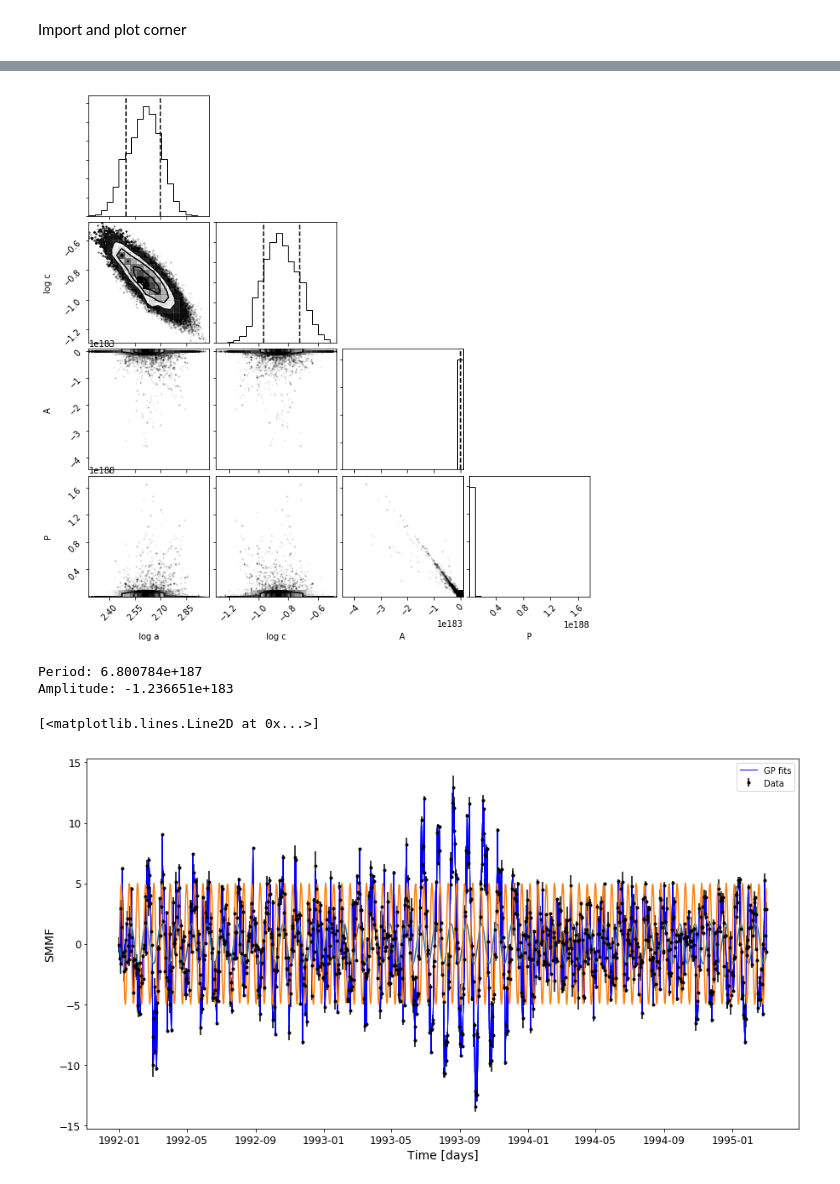
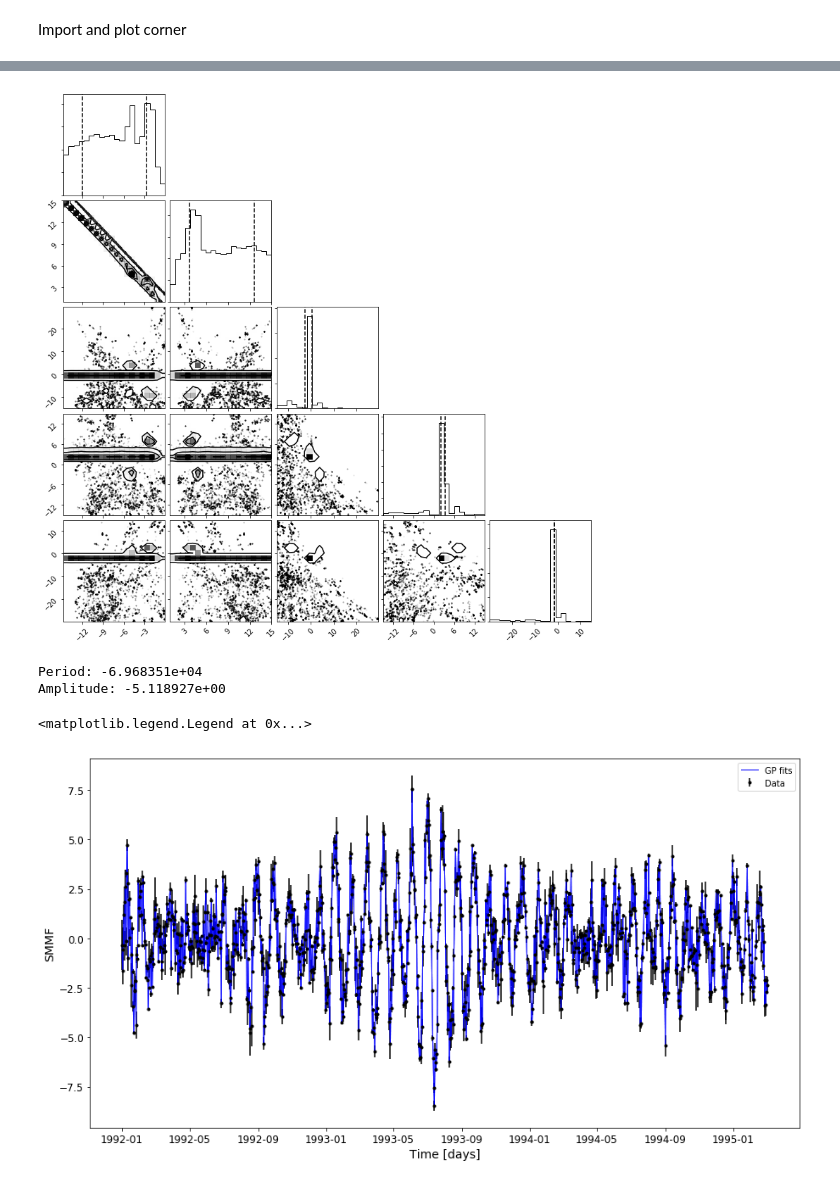
Before and after one commit to exr007/GP_test, a Jupyter notebook: GP_test.ipynb, the cells around one changed output, grey strips where cells are left out. Saved outputs shown, nothing was run; the diff lists cells and outputs as text; code cells hidden in the pictures.

```diff
--- a/GP_test.ipynb
+++ b/GP_test.ipynb
@@ -54,7 +54,11 @@ time_series = np.fft.ifft(freq_sigs) # Compute discrete FFT (probably not correc
 t = np.arange(len(time_series)) # Time array [days]
 print('Time series length: %s'%(len(time_series)))
 
-
+noise = np.fft.fft(np.random.randn(len(powers)))
+amp_spec = noise * np.sqrt(powers)
+time_series = np.fft.irfft(amp_spec, n=len(powers))
+print(noise.shape, len(powers), len(time_series))
+print(time_series)
 # Put the time series into a pandas DataFramd with the index as time since 01/01/1992
 df = pd.DataFrame({'SMMF':time_series.real},
                       index=[datetime.datetime(1992,1,1) + datetime.timedelta(days=int(ti)) for ti in t])
@@ -129,10 +136,26 @@ from celerite import terms
 from celerite.modeling import Model
 
 # Set bounds
-bounds = dict(log_a=(-5, 10), log_c=(-10, 5), A=(-10, 10), P=(0, 5))
+#bounds = dict(log_S0=(-15, 30), log_Q=(-15, 15), log_omega0=(-30, 15), log_a=(-15, -5), log_c=(-10, 5))
 
 # Define the kernel
-kernel = terms.RealTerm(log_a=np.log(np.var(df['SMMF'].values)), log_c=-np.log(10.0), bounds=bounds)
+#kernel = terms.RealTerm(log_a=np.log(0.0001), log_c=-np.log(10.0), bounds=bounds)
+# A non-periodic component
+Q = 1.0 / np.sqrt(2.0)
+w0 = 3.0
+S0 = 0.01
+bounds = dict(log_S0=(-15, 0), log_Q=(-15, 15), log_omega0=(-15, 15))
+kernel = terms.SHOTerm(log_S0=np.log(S0), log_Q=np.log(Q), log_omega0=np.log(w0),
+                       bounds=bounds)
+kernel.freeze_parameter("log_Q")  # We don't want to fit for "Q" in this term
+
+# A periodic component
+bounds = dict(log_S0=(-15, 30), log_Q=(-15, 15), log_omega0=(-30, 15))
+Q = 100.0
+w0 = (1.0 / 27.0 / 2.0 / np.pi)
+S0 = np.var(df.SMMF.values) / (w0 * Q)
+kernel += terms.SHOTerm(log_S0=np.log(S0), log_Q=np.log(Q), log_omega0=np.log(w0),
+                        bounds=bounds)
 
 # Define the model
 class MeanModel(Model):
@@ -141,10 +164,8 @@ class MeanModel(Model):
     def get_value(self, t):
         return self.A * np.sin(2.0 * np.pi * t / self.P)
 
-model = MeanModel(5, 0.43)
-
 # Create and compute GP
-gp = celerite.GP(kernel, mean=model, fit_mean=True)
+gp = celerite.GP(kernel, mean=0, fit_mean=False)
 gp.compute(t, yerr)  # Always need to call compute once
 print("Initial log likelihood: %.6f"%(gp.log_likelihood(df['SMMF'].values)))
 print(gp.get_parameter_vector())
@@ -159,8 +180,8 @@ def log_probability(params):
     lp = gp.log_prior()
     if not np.isfinite(lp):
         return -np.inf
-    if params[3] < 0:
-        return -np.inf
+    #if params[4] < 0:
+    #    return -np.inf
     return gp.log_likelihood(df['SMMF'].values) + lp
 # %% [markdown]
 Run emcee on this
@@ -169,16 +190,16 @@ import emcee
 
 initial = gp.get_parameter_vector()
 print(initial)
-ndim, nwalkers = len(initial), 100
+ndim, nwalkers = len(initial), 50
 sampler = emcee.EnsembleSampler(nwalkers, ndim, log_probability)
 
 print("Running burn-in...")
-p0 = initial + 1e-8 * np.random.randn(nwalkers, ndim)
-p0, lp, _ = sampler.run_mcmc(p0, 4000)
+p0 = initial + 1e-3 * np.random.randn(nwalkers, ndim)
+p0, lp, _ = sampler.run_mcmc(p0, 2000)
 
 print("Running production...")
 sampler.reset()
-sampler.run_mcmc(p0, 4000);
+sampler.run_mcmc(p0, 2000);
 
 print("We're done here...")
 # %% [output]
@@ -190,7 +219,7 @@ We're done here...
 Import and plot corner
 # %%
 import corner
-corner.corner(sampler.flatchain, labels=['log a', 'log c', 'A', 'P'],
+corner.corner(sampler.flatchain,
               quantiles = [0.5-0.3413, 0.5+0.3413],
               title_fmt='.5f')
 plt.show()
@@ -201,6 +232,6 @@ WARNING:root:Too few points to create valid contours
-[figure, old version]
+[figure, new version]
-Period: 6.800784e+187
-Amplitude: -1.236651e+183
+Period: -6.968351e+04
+Amplitude: -5.118927e+00
 # %%
 # Plot the data.
 fig, ax = plt.subplots(figsize=(15,8))
@@ -225,9 +256,9 @@ for s in samples[np.random.randint(len(samples), size=53)]:
 
 ax.legend()
 
-ax.plot(df.index.values, model.get_value(t))
+#ax.plot(df.index.values, model.get_value(t))
 
-ax.plot(df.index.values, 5*np.sin(0.43*t))
+#ax.plot(df.index.values, 5*np.sin(0.43*t))
 # %% [output]
-[<matplotlib.lines.Line2D at 0x...>]
+<matplotlib.legend.Legend at 0x...>
-[figure, old version]
+[figure, new version]
```
Also changed, not shown: parts of 6 cells of this notebook.
